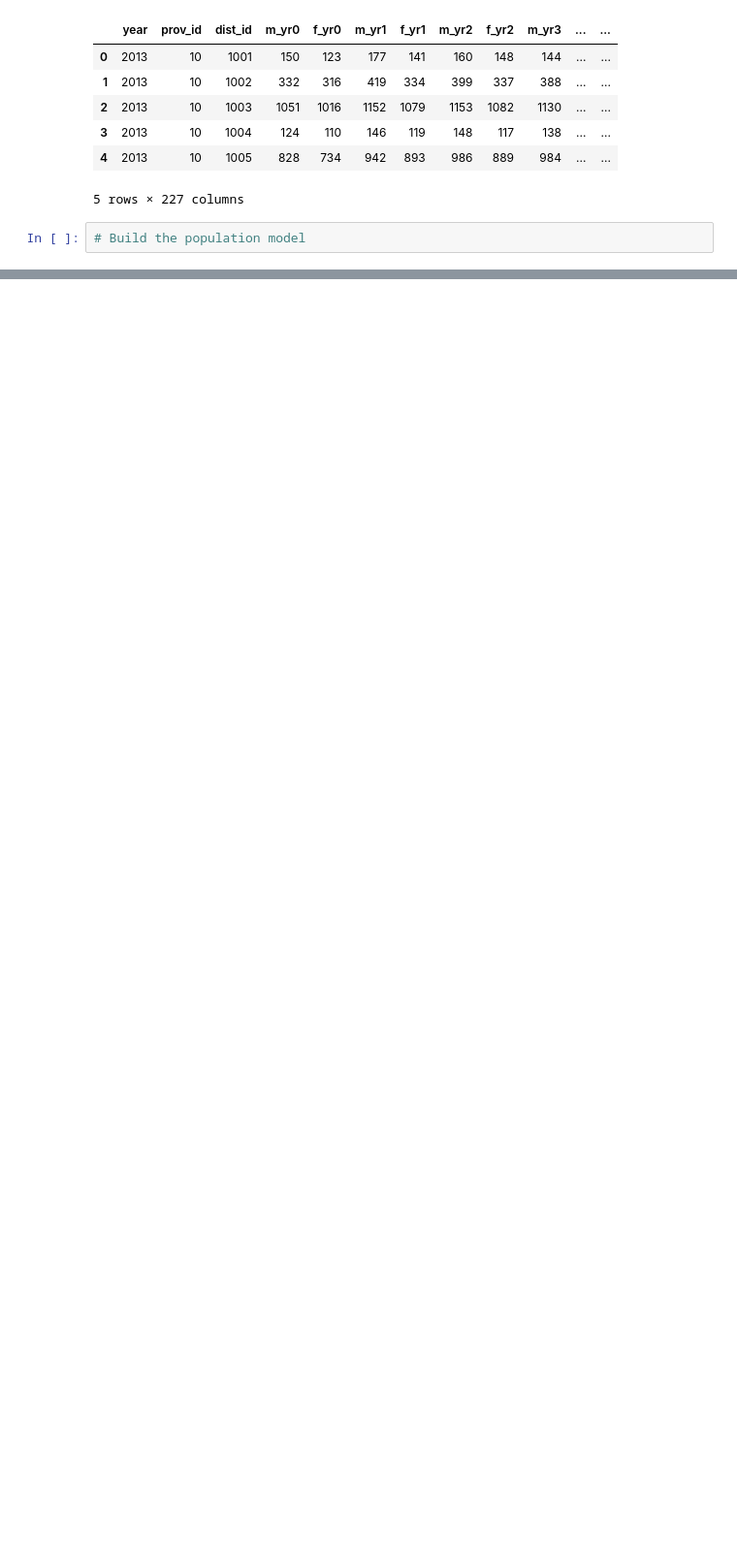
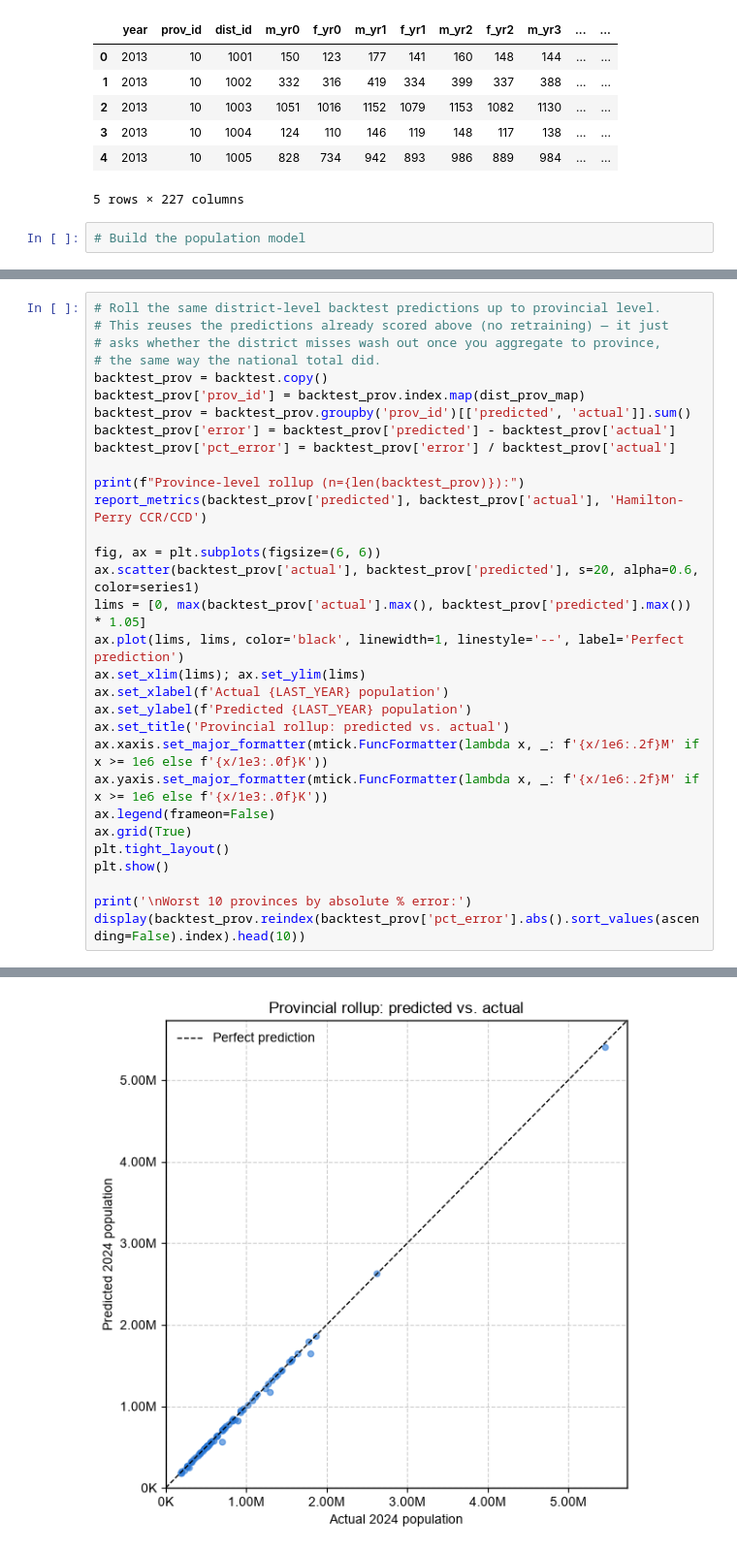
Before and after one commit to psitthirat/HRH, a Jupyter notebook: model.ipynb, the cells around one changed output, grey strips where cells are left out. Shown at 97% size. Cells and saved outputs as stored; diff of their text form; blank space fills up the shorter version.

```diff
--- a/model.ipynb
+++ b/model.ipynb
@@ -436,0 +604,32 @@ clear_output()
+# %%
+# Roll the same district-level backtest predictions up to provincial level.
+# This reuses the predictions already scored above (no retraining) — it just
+# asks whether the district misses wash out once you aggregate to province,
+# the same way the national total did.
+backtest_prov = backtest.copy()
+backtest_prov['prov_id'] = backtest_prov.index.map(dist_prov_map)
+backtest_prov = backtest_prov.groupby('prov_id')[['predicted', 'actual']].sum()
+backtest_prov['error'] = backtest_prov['predicted'] - backtest_prov['actual']
+backtest_prov['pct_error'] = backtest_prov['error'] / backtest_prov['actual']
+
+print(f"Province-level rollup (n={len(backtest_prov)}):")
+report_metrics(backtest_prov['predicted'], backtest_prov['actual'], 'Hamilton-Perry CCR/CCD')
+
+fig, ax = plt.subplots(figsize=(6, 6))
+ax.scatter(backtest_prov['actual'], backtest_prov['predicted'], s=20, alpha=0.6, color=series1)
+lims = [0, max(backtest_prov['actual'].max(), backtest_prov['predicted'].max()) * 1.05]
+ax.plot(lims, lims, color='black', linewidth=1, linestyle='--', label='Perfect prediction')
+ax.set_xlim(lims); ax.set_ylim(lims)
+ax.set_xlabel(f'Actual {LAST_YEAR} population')
+ax.set_ylabel(f'Predicted {LAST_YEAR} population')
+ax.set_title('Provincial rollup: predicted vs. actual')
+ax.xaxis.set_major_formatter(mtick.FuncFormatter(lambda x, _: f'{x/1e6:.2f}M' if x >= 1e6 else f'{x/1e3:.0f}K'))
+ax.yaxis.set_major_formatter(mtick.FuncFormatter(lambda x, _: f'{x/1e6:.2f}M' if x >= 1e6 else f'{x/1e3:.0f}K'))
+ax.legend(frameon=False)
+ax.grid(True)
+plt.tight_layout()
+plt.show()
+
+print('\nWorst 10 provinces by absolute % error:')
+display(backtest_prov.reindex(backtest_prov['pct_error'].abs().sort_values(ascending=False).index).head(10))
+# %% [output]
@@ -436,0 +638 @@ clear_output()
+[figure, added]
```
Also changed, not shown: parts of 21 cells of this notebook.
